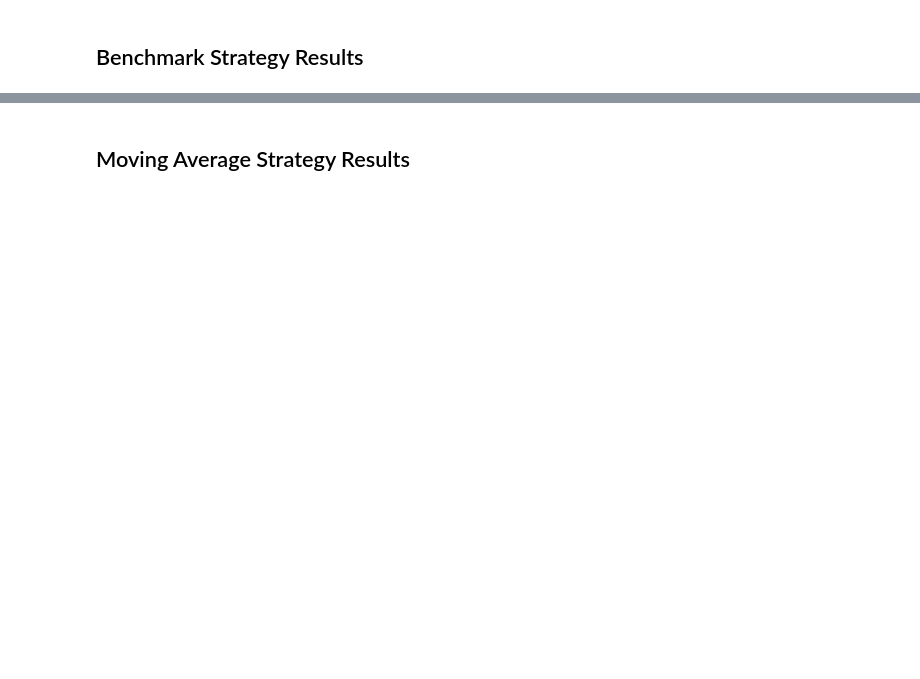
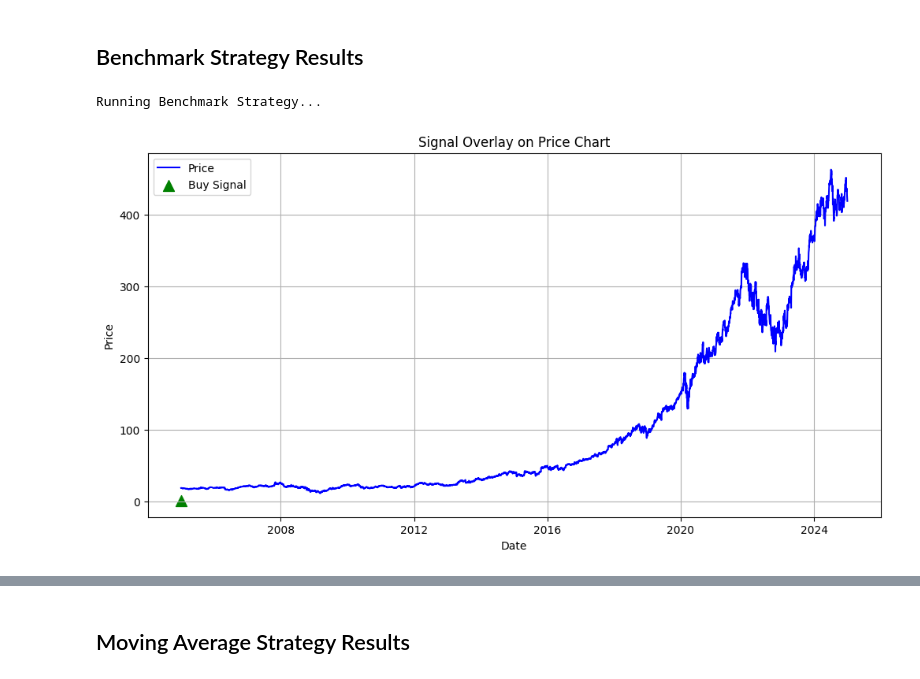
Before and after one commit to mmiah00/finm32500_Assignments, a Jupyter notebook: Assignment2/StrategyComparison.ipynb, the cells around one changed output, grey strips where cells are left out. Cells and saved outputs as stored; diff of their text form; code cells hidden in the pictures; blank space fills up the shorter version.

Commit message:
trying to make strategies more efficient

```diff
--- a/Assignment2/StrategyComparison.ipynb
+++ b/Assignment2/StrategyComparison.ipynb
@@ -36,7 +38,7 @@ def produce_signal_price_chart(strategy, strategy_results, ticker, dates, price_
 
     # Overlay buy/sell signals
 
-    plt.scatter(dates, strategy.signals, label='Buy Signal', marker='^', color='green', s=100)
+    plt.scatter(strategy.signals[ticker].index, strategy.signals[ticker], label='Buy Signal', marker='^', color='green', s=100)
 
     plt.title('Signal Overlay on Price Chart')
     plt.xlabel('Date')
@@ -68,7 +70,10 @@ def produce_holdings_chart(strategy_results):
     # generates chart of holdings over time
 
     plt.figure(figsize=(12,4))
-    plt.plot(strategy_results['Date'], strategy_results['Holdings'], label='Holdings', color='purple')
+
+    strategy_results_index = pd.to_datetime(strategy_results.index)
+
+    plt.plot(strategy_results_index.strftime('%Y-%m-%d'), strategy_results['HoldingsValue'], label='Holdings', color='purple')
     plt.title('Holdings Over Time')
     plt.xlabel('Date')
     plt.ylabel('Number of Shares')
@@ -80,7 +85,10 @@ def produce_cash_chart(strategy_results):
     # generates chart of cash balance over time
 
     plt.figure(figsize=(12,4))
-    plt.plot(results['Date'], results['Cash'], label='Cash Balance', color='orange')
+
+    strategy_results_index = pd.to_datetime(strategy_results.index)
+
+    plt.plot(strategy_results_index.strftime('%Y-%m-%d'), strategy_results['Cash'], label='Cash Balance', color='orange')
     plt.title('Cash Balance Over Time')
     plt.xlabel('Date')
     plt.ylabel('Cash ($)')
@@ -92,7 +100,10 @@ def produce_portfolio_val_chart (strategy_results):
     # generates chart of portfolio value over time
 
     plt.figure(figsize=(12,4))
-    plt.plot(strategy_results['Date'], strategy_results['PortfolioValue'], label='Total Portfolio Value', color='teal')
+
+    strategy_results_index = pd.to_datetime(strategy_results.index)
+
+    plt.plot(strategy_results_index.strftime('%Y-%m-%d'), strategy_results['Portfolio_Value'], label='Total Portfolio Value', color='teal')
     plt.title('Total Portfolio Value Over Time')
     plt.xlabel('Date')
     plt.ylabel('Value ($)')
@@ -108,30 +119,16 @@ benchmark_results = strat1.get_results()
 
 
 dates = price_data['MSFT'].index
-
-########################
-# 1. Signal overlay on price chart for MSFT ticker
-########################
-
-ticker = "MSFT"
-price_series = price_data[ticker]
-
-produce_signal_price_chart(strat1, ticker, dates, price_series)
-
-########################
-# 2. Holdings over time
-########################
-
-produce_holdings_chart (benchmark_results)
-
-########################
-# 3. Cash balance
-########################
-
-produce_cash_chart (benchmark_results)
-
-########################
-# 4. Total portfolio value
-########################
-
-produce_portfolio_val_chart (benchmark_results)
+# %% [output]
+Running Benchmark Strategy...
+# %%
+########################
+# 1. Signal overlay on price chart for MSFT ticker
+########################
+
+ticker = "MSFT"
+price_series = price_data[ticker]
+
+produce_signal_price_chart(strat1, benchmark_results, ticker, dates, price_series)
+# %% [output]
+[figure, added]
```
Also changed, not shown: parts of 9 cells of this notebook, 5 other files.
